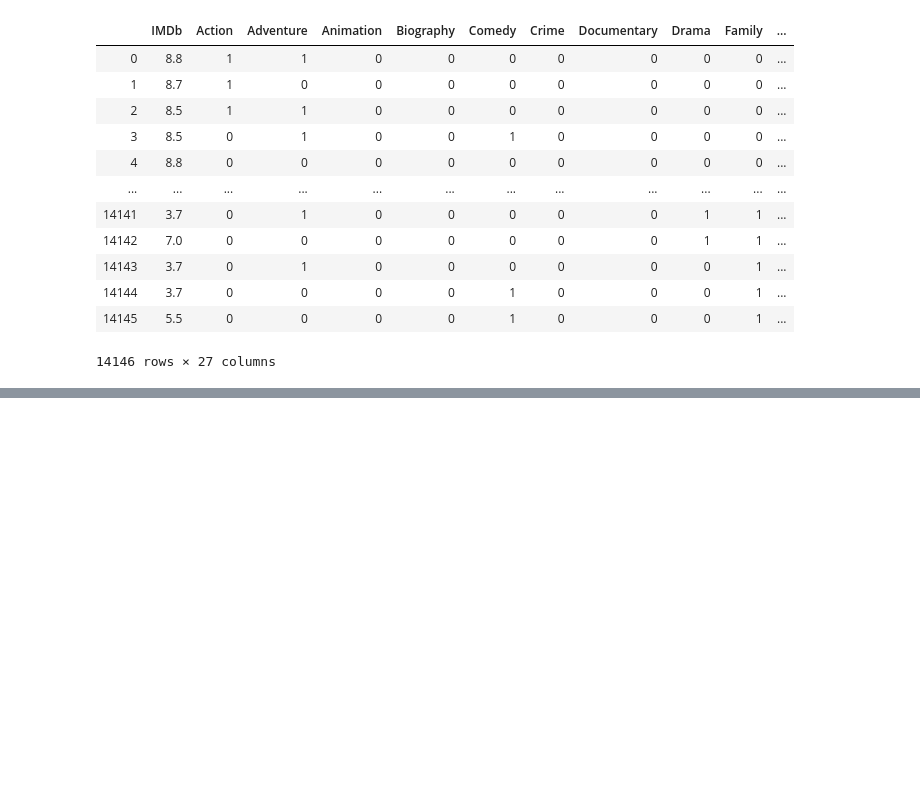
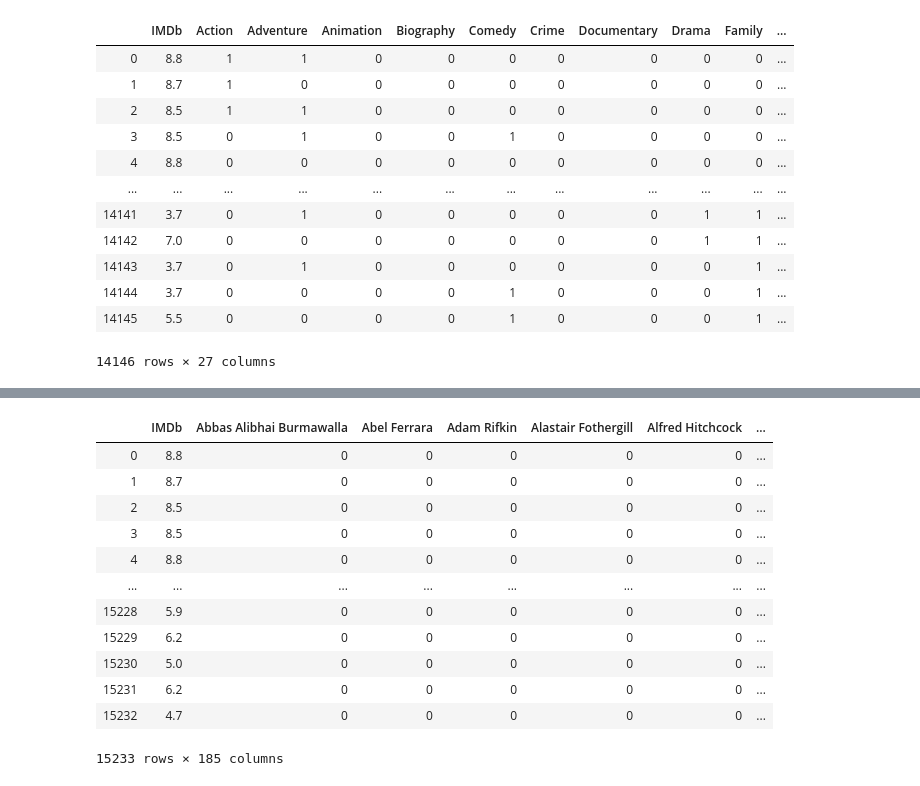
Before and after one commit to SalimAmarti/OTT_movies_Project, a Jupyter notebook: OTT project.ipynb, the cells around one changed output, grey strips where cells are left out. Saved outputs shown, nothing was run; the diff lists cells and outputs as text; code cells hidden in the pictures; blank space fills up the shorter version.

```diff
--- a/OTT project.ipynb
+++ b/OTT project.ipynb
@@ -1130,0 +1233,6 @@ numpy.uint8
+# %%
+#Dropping directors with less than 6 movies on OTT platforms
+data_directors2 = pd.DataFrame()
+for j in range(0,data_directors.shape[1]):
+    if data_directors.iloc[:,[j]].sum().sum() > 5:
+        data_directors2 = pd.concat([data_directors2,data_directors.iloc[:,[j]]],join='outer',axis=1)
@@ -1130,0 +1255,20 @@ numpy.uint8
+# %%
+top_directors_rating = data_clean.reset_index(level=0).merge(data_directors2.reset_index(level=0),on='index')
+# %%
+top_directors_rating=top_directors_rating.drop(['index','ID','Title','Year','Netflix','Hulu','Prime Video','Disney+','Runtime'],axis=1)
+# %%
+top_directors_rating
+# %% [output]
+|  | IMDb | Abbas Alibhai Burmawalla | Abel Ferrara | Adam Rifkin | Alastair Fothergill | Alfred Hitchcock | ... |
+| 0 | 8.8 | 0 | 0 | 0 | 0 | 0 | ... |
+| 1 | 8.7 | 0 | 0 | 0 | 0 | 0 | ... |
+| 2 | 8.5 | 0 | 0 | 0 | 0 | 0 | ... |
+| 3 | 8.5 | 0 | 0 | 0 | 0 | 0 | ... |
+| 4 | 8.8 | 0 | 0 | 0 | 0 | 0 | ... |
+| ... | ... | ... | ... | ... | ... | ... | ... |
+| 15228 | 5.9 | 0 | 0 | 0 | 0 | 0 | ... |
+| 15229 | 6.2 | 0 | 0 | 0 | 0 | 0 | ... |
+| 15230 | 5.0 | 0 | 0 | 0 | 0 | 0 | ... |
+| 15231 | 6.2 | 0 | 0 | 0 | 0 | 0 | ... |
+| 15232 | 4.7 | 0 | 0 | 0 | 0 | 0 | ... |
+15233 rows × 185 columns
```
Also changed, not shown: parts of 28 cells of this notebook.
